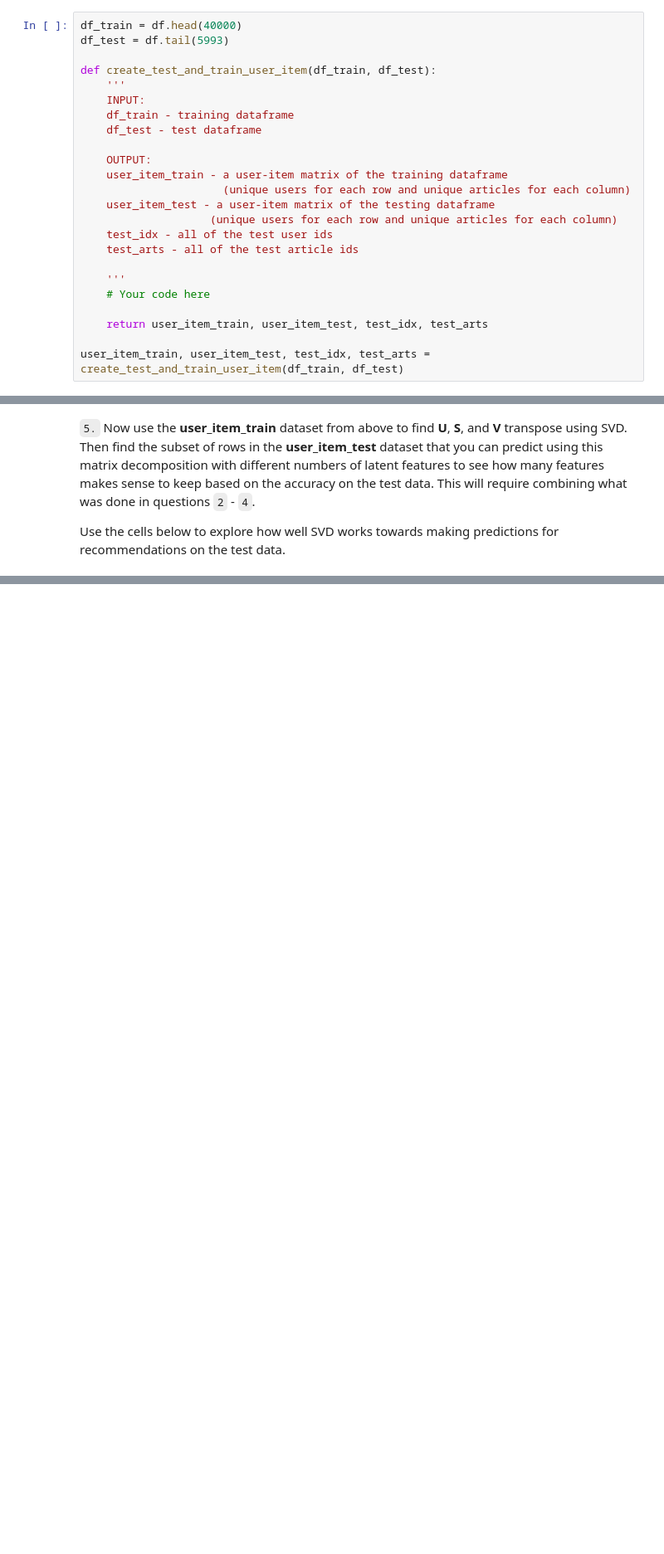
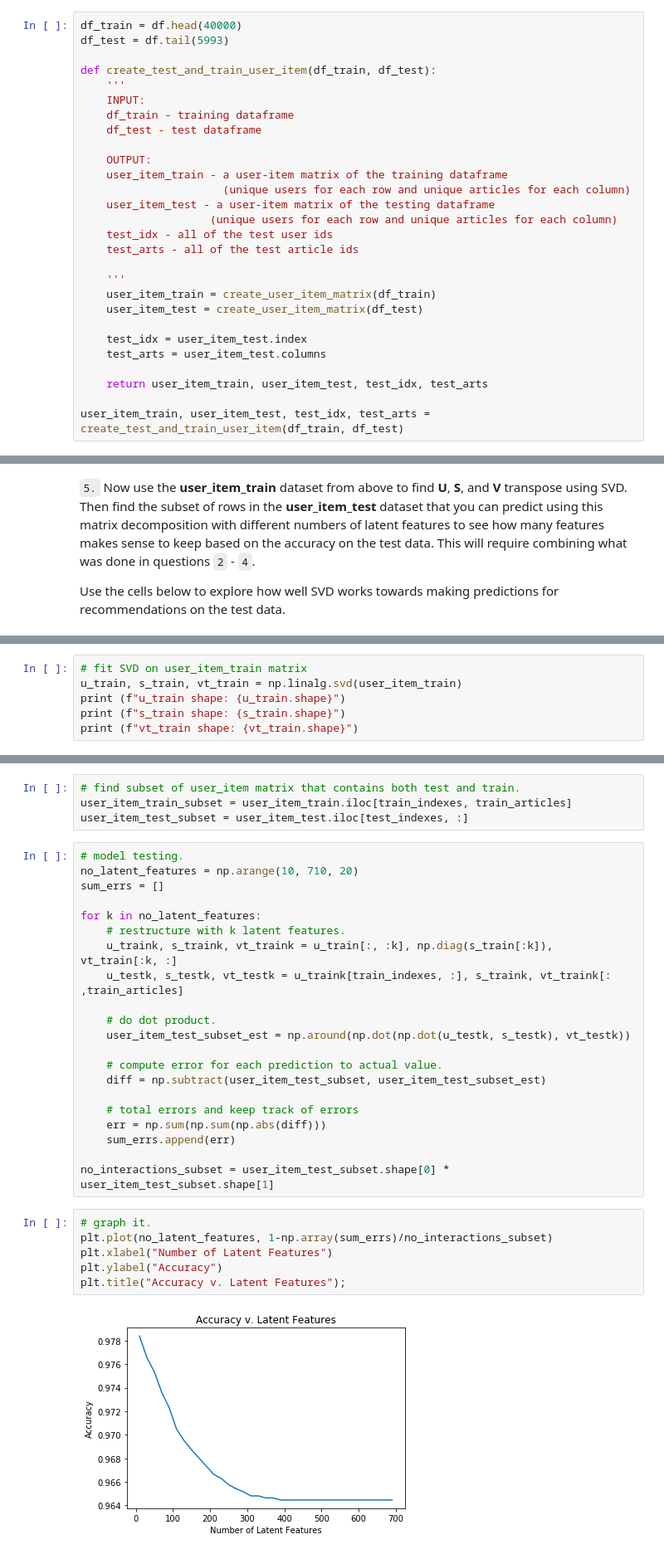
Before and after one commit to knishina/ibm_recommendations, a Jupyter notebook: Recommendations_with_IBM.ipynb, the cells around one changed output, grey strips where cells are left out. Shown at 83% size. Saved outputs shown, nothing was run; the diff lists cells and outputs as text; blank space fills up the shorter version.

```diff
--- a/Recommendations_with_IBM.ipynb
+++ b/Recommendations_with_IBM.ipynb
@@ -874,7 +888,11 @@ def create_test_and_train_user_item(df_train, df_test):
     test_arts - all of the test article ids
 
     '''
-    # Your code here
+    user_item_train = create_user_item_matrix(df_train)
+    user_item_test = create_user_item_matrix(df_test)
+
+    test_idx = user_item_test.index
+    test_arts = user_item_test.columns
 
     return user_item_train, user_item_test, test_idx, test_arts
 
@@ -907,0 +956,6 @@ u_train, s_train, vt_train = # fit svd similar to above then use the cells below
+# %%
+# fit SVD on user_item_train matrix
+u_train, s_train, vt_train = np.linalg.svd(user_item_train)
+print (f"u_train shape: {u_train.shape}")
+print (f"s_train shape: {s_train.shape}")
+print (f"vt_train shape: {vt_train.shape}")
@@ -908,2 +966,35 @@ u_train, s_train, vt_train = # fit svd similar to above then use the cells below
+# %%
+# find subset of user_item matrix that contains both test and train.
+user_item_train_subset = user_item_train.iloc[train_indexes, train_articles]
+user_item_test_subset = user_item_test.iloc[test_indexes, :]
+# %%
+# model testing.
+no_latent_features = np.arange(10, 710, 20)
+sum_errs = []
+
+for k in no_latent_features:
+    # restructure with k latent features.
+    u_traink, s_traink, vt_traink = u_train[:, :k], np.diag(s_train[:k]), vt_train[:k, :]
+    u_testk, s_testk, vt_testk = u_traink[train_indexes, :], s_traink, vt_traink[: ,train_articles]
+
+    # do dot product.
+    user_item_test_subset_est = np.around(np.dot(np.dot(u_testk, s_testk), vt_testk))
+
+    # compute error for each prediction to actual value.
+    diff = np.subtract(user_item_test_subset, user_item_test_subset_est)
+
+    # total errors and keep track of errors
+    err = np.sum(np.sum(np.abs(diff)))
+    sum_errs.append(err)
+
+no_interactions_subset = user_item_test_subset.shape[0] * user_item_test_subset.shape[1]
+# %%
+# graph it.
+plt.plot(no_latent_features, 1-np.array(sum_errs)/no_interactions_subset)
+plt.xlabel("Number of Latent Features")
+plt.ylabel("Accuracy")
+plt.title("Accuracy v. Latent Features");
+# %% [output]
+[figure, added]
 # %% [markdown]
 `6.` Use the cell below to comment on the results you found in the previous question. Given the circumstances of your results, discuss what you might do to determine if the recommendations you make with any of the above recommendation systems are an improvement to how users currently find articles?
```
Also changed, not shown: parts of 16 cells of this notebook, 2 other files.
